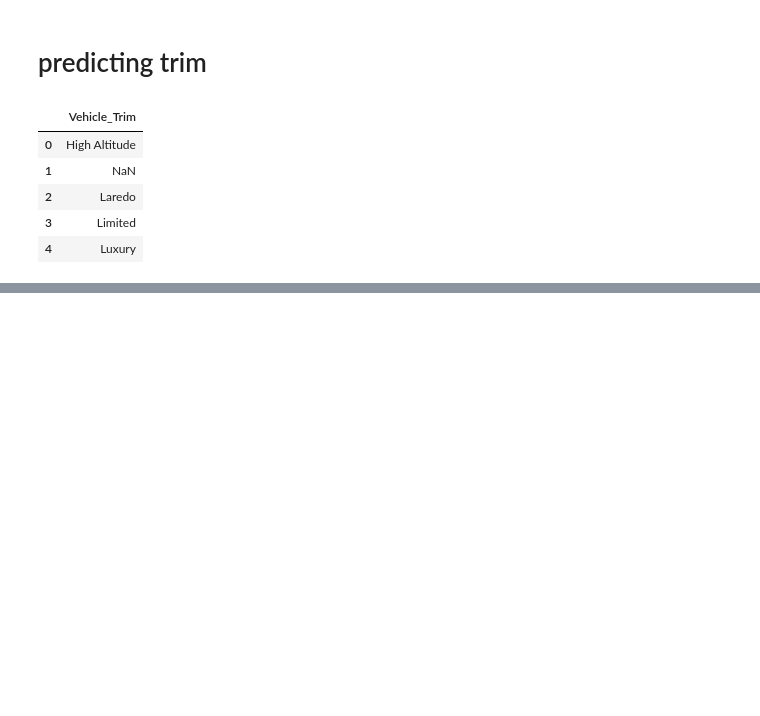
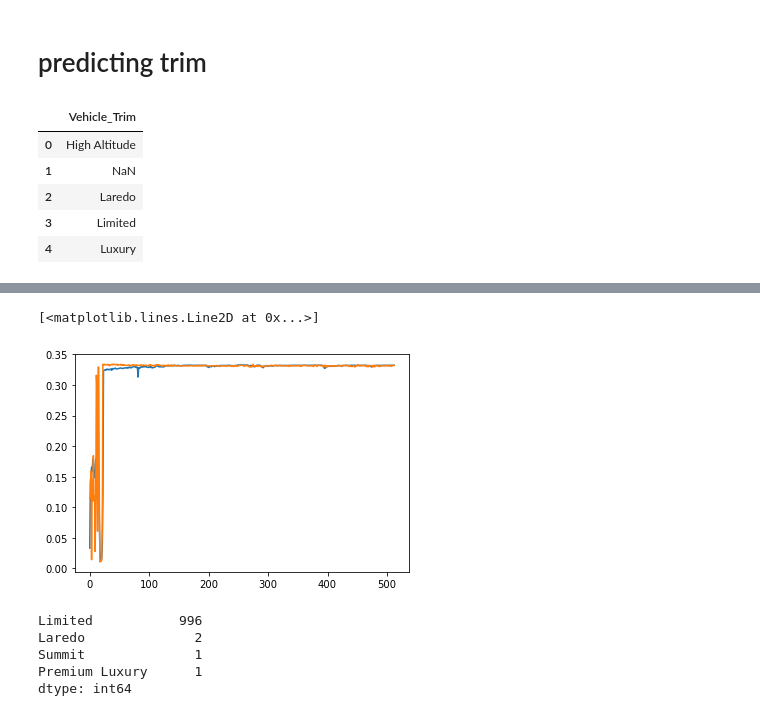
Before and after one commit to dtersegno/boeingds, a Jupyter notebook: notebooks/3_model.ipynb, the cells around one changed output, grey strips where cells are left out. Drawn from its saved outputs; the diff is of its cells as text; code cells hidden in the pictures; blank space fills up the shorter version.

```diff
--- a/notebooks/3_model.ipynb
+++ b/notebooks/3_model.ipynb
@@ -173,16 +268,28 @@ model.compile(optimizer = 'adam', loss='categorical_crossentropy', metrics = ['a
+# %%
+num_inputs = len(traindf.columns) - 2
+num_outputs = len(trims)
+
+#create a model
+model = Sequential()
+model.add(Dense(num_inputs, activation='relu'))
+model.add(Dense(num_outputs*2, activation='relu'))
+model.add(Dense(num_outputs, activation = 'softmax'))
+
+model.compile(optimizer = 'adam', loss='categorical_crossentropy', metrics = ['accuracy'])
 # %%
 #train it!
 
 X = traindf.drop(columns = ['Dealer_Listing_Price','Vehicle_Trim'])
-y = train_trims
+y = pd.DataFrame(traindf['Vehicle_Trim'].apply(lambda this_trim: encode_trim(this_trim,trims)).to_list())
 # %%
-epochs = 256
+%%time
+epochs = 512
 batch_size = 256
 history = model.fit(
     X,
     y,
     batch_size = batch_size,
     epochs=epochs,
-    validation_split = 0.1,
+    validation_split = 0.2,
     verbose = False
 )
@@ -188,0 +298,10 @@ history = model.fit(
+# %%
+acc_hist, val_acc_hist = history.history['accuracy'], history.history['val_accuracy']
+
+num_epochs_passed = len(acc_hist)
+xes = np.linspace(0,num_epochs_passed,num_epochs_passed)
+plt.plot(xes, acc_hist)
+plt.plot(xes,val_acc_hist)
+# %% [output]
+[<matplotlib.lines.Line2D at 0x...>]
+[figure, added]
@@ -188,0 +313,8 @@ history = model.fit(
+# %%
+model_preds.value_counts()
+# %% [output]
+Limited           996
+Laredo              2
+Summit              1
+Premium Luxury      1
+dtype: int64
```
Also changed, not shown: parts of 14 cells of this notebook, 14 other files.
